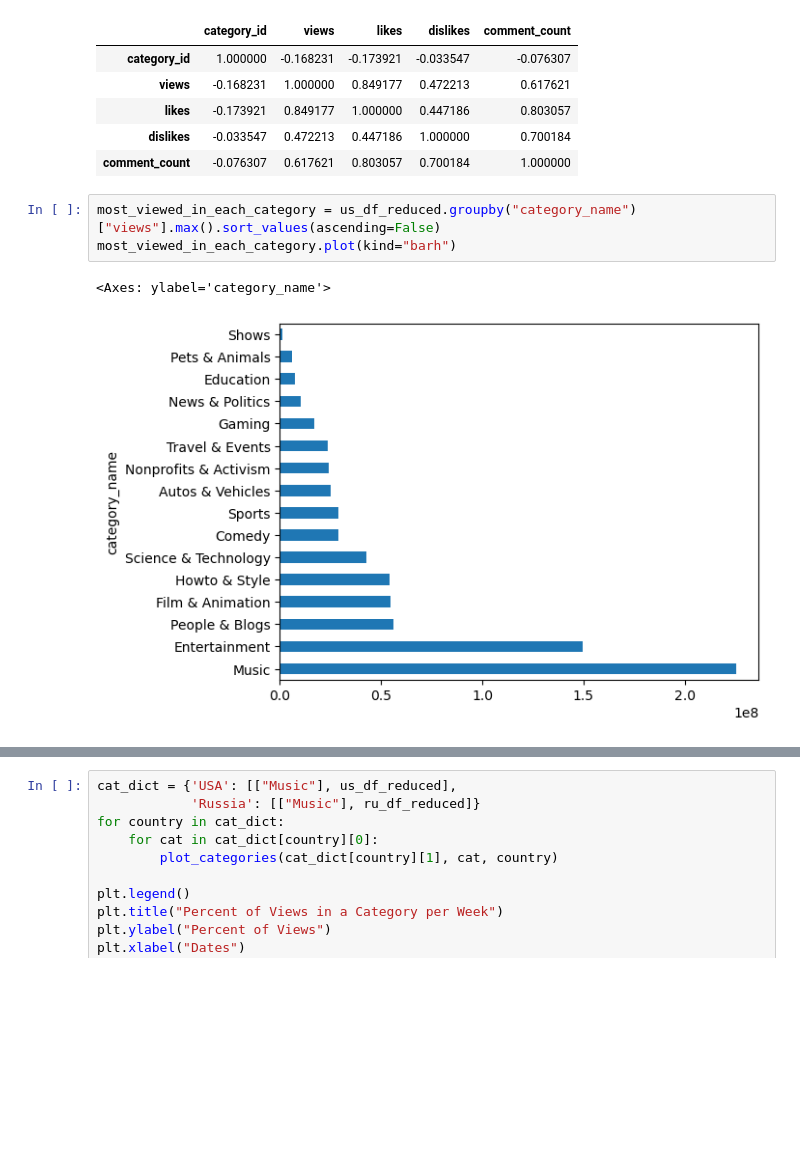
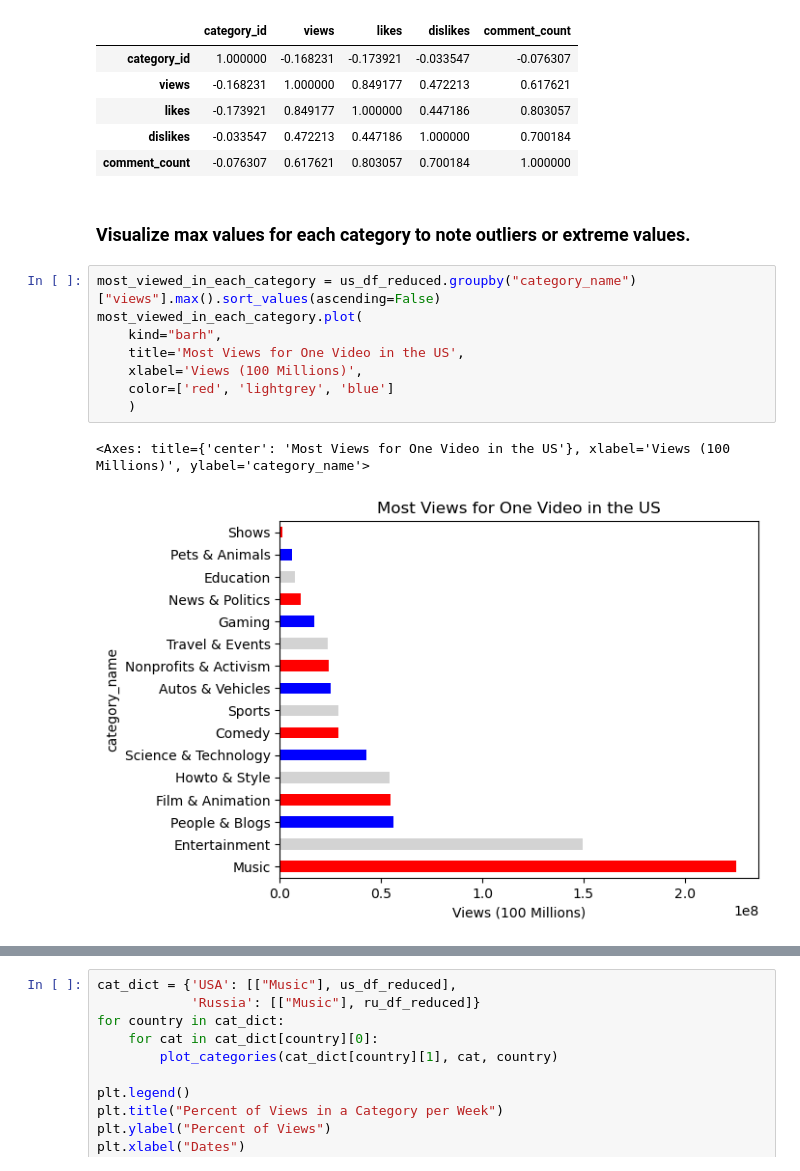
Before and after one commit to JosephTylerSeay/Pandas-EDA-Case-Study, a Jupyter notebook: project.ipynb, the cells around one changed output, grey strips where cells are left out. Drawn from its saved outputs; the diff is of its cells as text; blank space fills up the shorter version.

```diff
--- a/project.ipynb
+++ b/project.ipynb
@@ -114,12 +75,19 @@ us_df_reduced.corr(numeric_only=True)
 | likes | -0.173921 | 0.849177 | 1.000000 | 0.447186 | 0.803057 |
 | dislikes | -0.033547 | 0.472213 | 0.447186 | 1.000000 | 0.700184 |
 | comment_count | -0.076307 | 0.617621 | 0.803057 | 0.700184 | 1.000000 |
+# %% [markdown]
+### Visualize max values for each category to note outliers or extreme values.
 # %%
 most_viewed_in_each_category = us_df_reduced.groupby("category_name")["views"].max().sort_values(ascending=False)
-most_viewed_in_each_category.plot(kind="barh")
+most_viewed_in_each_category.plot(
+    kind="barh",
+    title='Most Views for One Video in the US',
+    xlabel='Views (100 Millions)',
+    color=['red', 'lightgrey', 'blue']
+    )
 # %% [output]
-<Axes: ylabel='category_name'>
+<Axes: title={'center': 'Most Views for One Video in the US'}, xlabel='Views (100 Millions)', ylabel='category_name'>
-[figure, old version]
+[figure, new version]
 # %%
 us_cat_views = get_view_percentage(us_df_reduced)
 ru_cat_views = get_view_percentage(ru_df_reduced)
```
Also changed, not shown: parts of 7 cells of this notebook, 1 other file.
